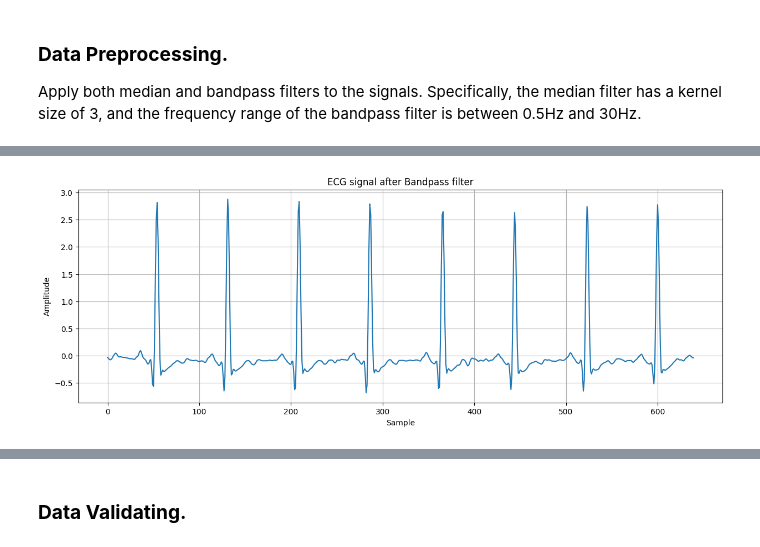
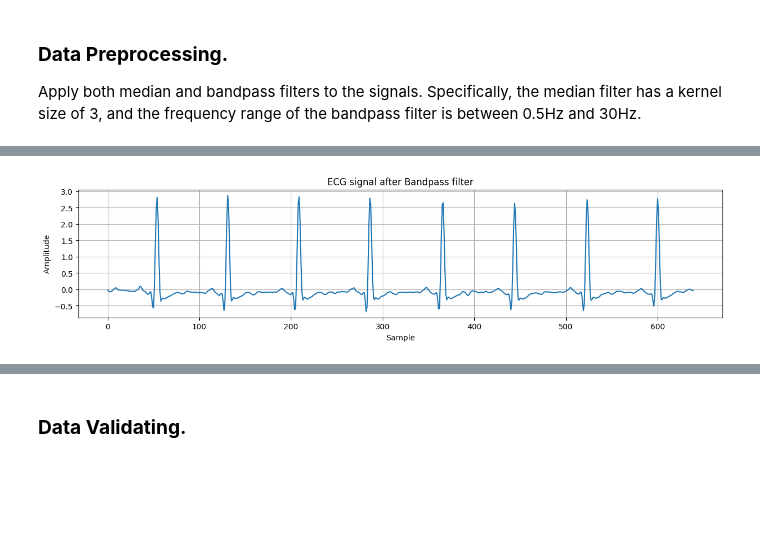
Before and after one commit to SadaruwanSRI/Forecasting-for-anomaly-detection-on-ECG, a Jupyter notebook: EDA.ipynb, the cells around one changed output, grey strips where cells are left out. Cells and saved outputs as stored; diff of their text form; code cells hidden in the pictures; blank space fills up the shorter version.

```diff
--- a/EDA.ipynb
+++ b/EDA.ipynb
@@ -107,13 +107,13 @@ plt.show()
 # %%
 filt = heartpy.filtering.filter_signal(med, [0.5, 30], fs, order=2,
                                                            filtertype='bandpass')
 
-plt.figure(figsize=(15, 5))
+plt.figure(figsize=(15, 3))
 plt.plot(filt)
 plt.title("ECG signal after Bandpass filter")
 plt.xlabel("Sample")
 plt.ylabel("Amplitude")
 plt.grid()
 plt.show()
 # %% [output]
-[figure, old version]
+[figure, new version]
```
Also changed, not shown: parts of 54 cells of this notebook, 1 other file.
